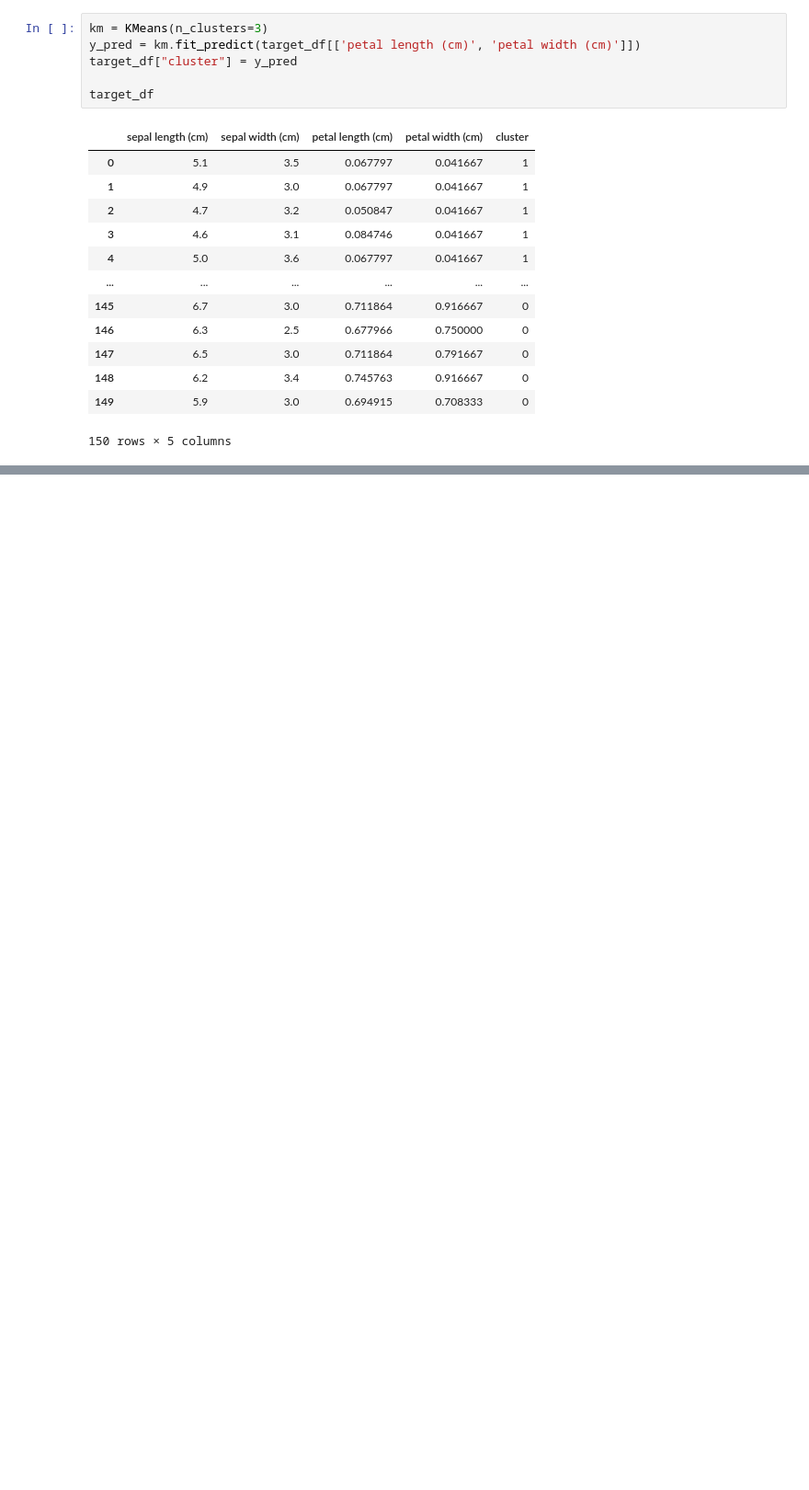
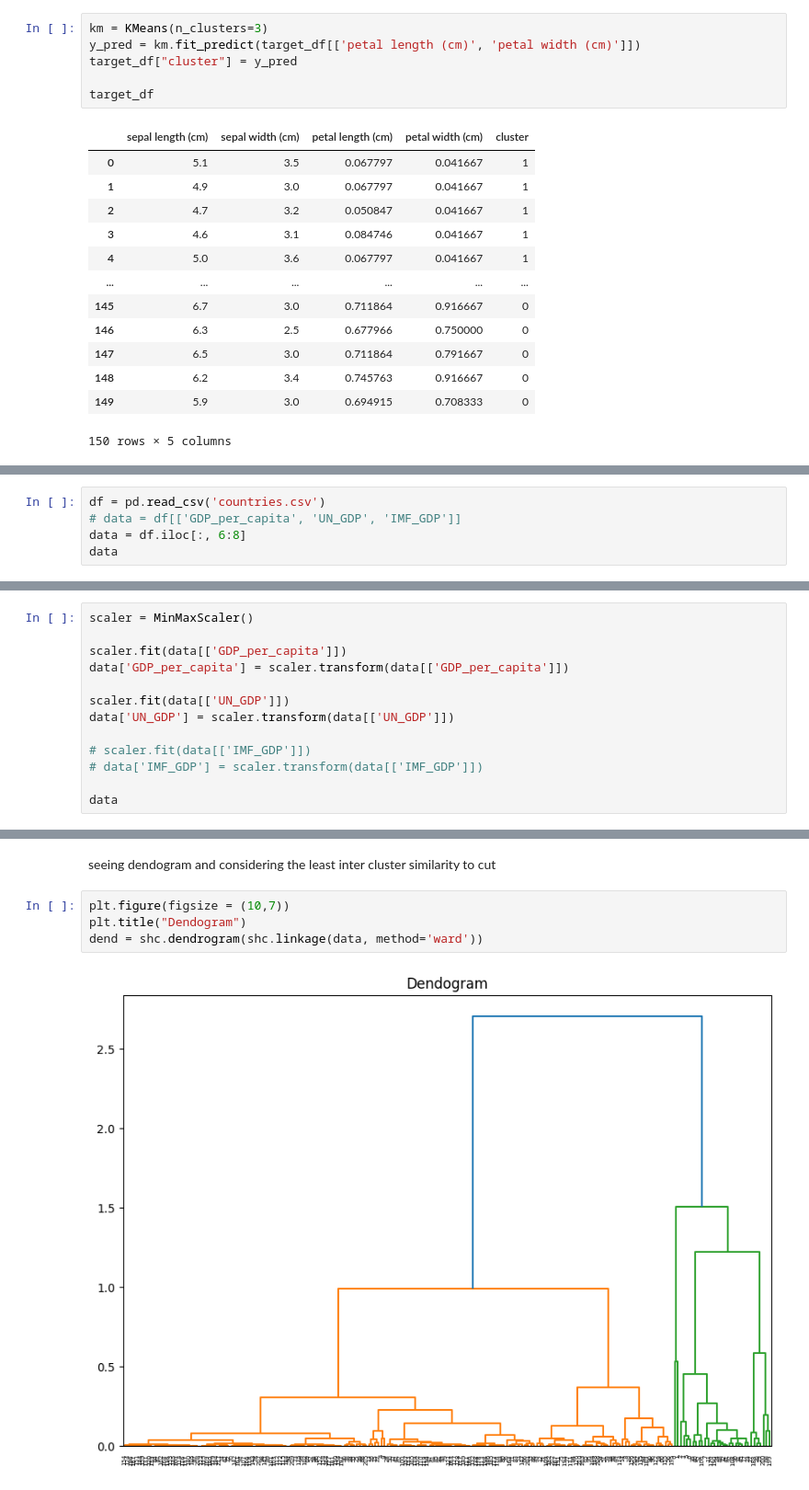
Before and after one commit to notSURZO/ML-algorithms, a Jupyter notebook: Clustering_algorithms.ipynb, the cells around one changed output, grey strips where cells are left out. Shown at 92% size. Cells and saved outputs as stored; diff of their text form; blank space fills up the shorter version.

```diff
--- a/Clustering_algorithms.ipynb
+++ b/Clustering_algorithms.ipynb
@@ -217,0 +244,5 @@ Text(0, 0.5, 'Petal Width')
+# %%
+df = pd.read_csv('countries.csv')
+# data = df[['GDP_per_capita', 'UN_GDP', 'IMF_GDP']]
+data = df.iloc[:, 6:8]
+data
@@ -217,0 +263,13 @@ Text(0, 0.5, 'Petal Width')
+# %%
+scaler = MinMaxScaler()
+
+scaler.fit(data[['GDP_per_capita']])
+data['GDP_per_capita'] = scaler.transform(data[['GDP_per_capita']])
+
+scaler.fit(data[['UN_GDP']])
+data['UN_GDP'] = scaler.transform(data[['UN_GDP']])
+
+# scaler.fit(data[['IMF_GDP']])
+# data['IMF_GDP'] = scaler.transform(data[['IMF_GDP']])
+
+data
@@ -217,0 +290,8 @@ Text(0, 0.5, 'Petal Width')
+# %% [markdown]
+seeing dendogram and considering the least inter cluster similarity to cut
+# %%
+plt.figure(figsize = (10,7))
+plt.title("Dendogram")
+dend = shc.dendrogram(shc.linkage(data, method='ward'))
+# %% [output]
+[figure, added]
```
Also changed, not shown: parts of 19 cells of this notebook.
